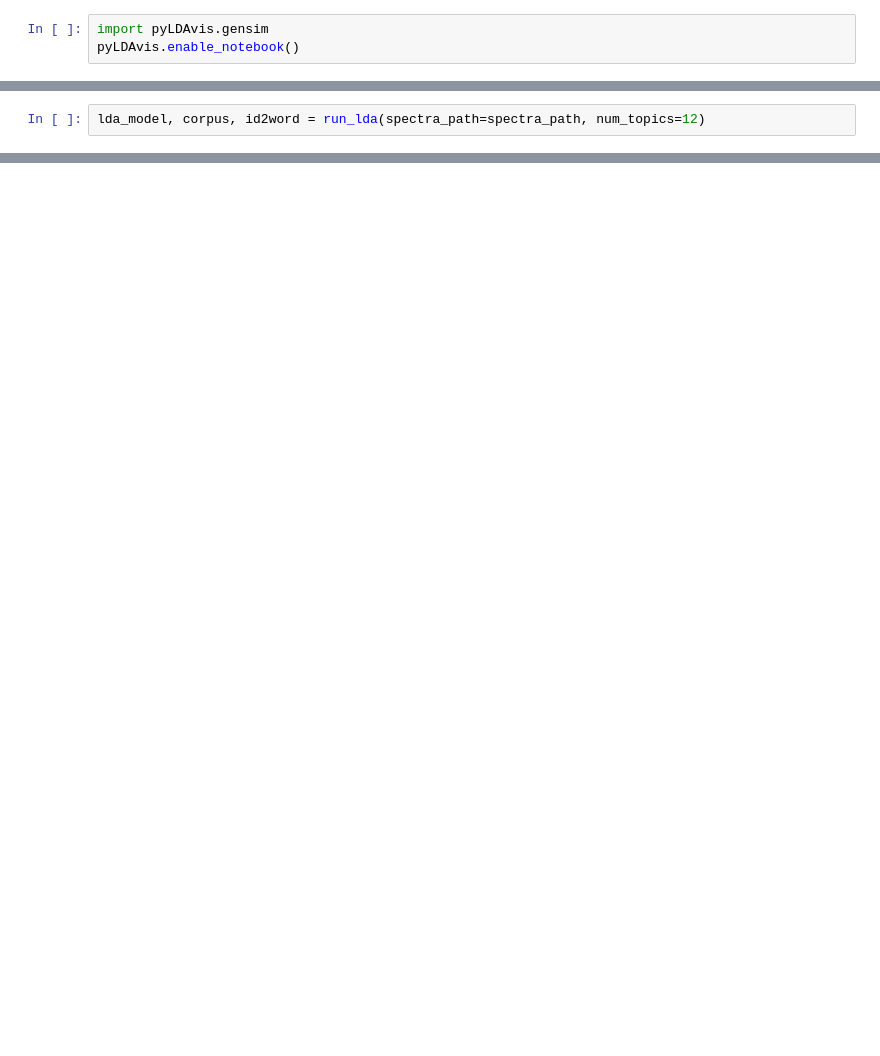
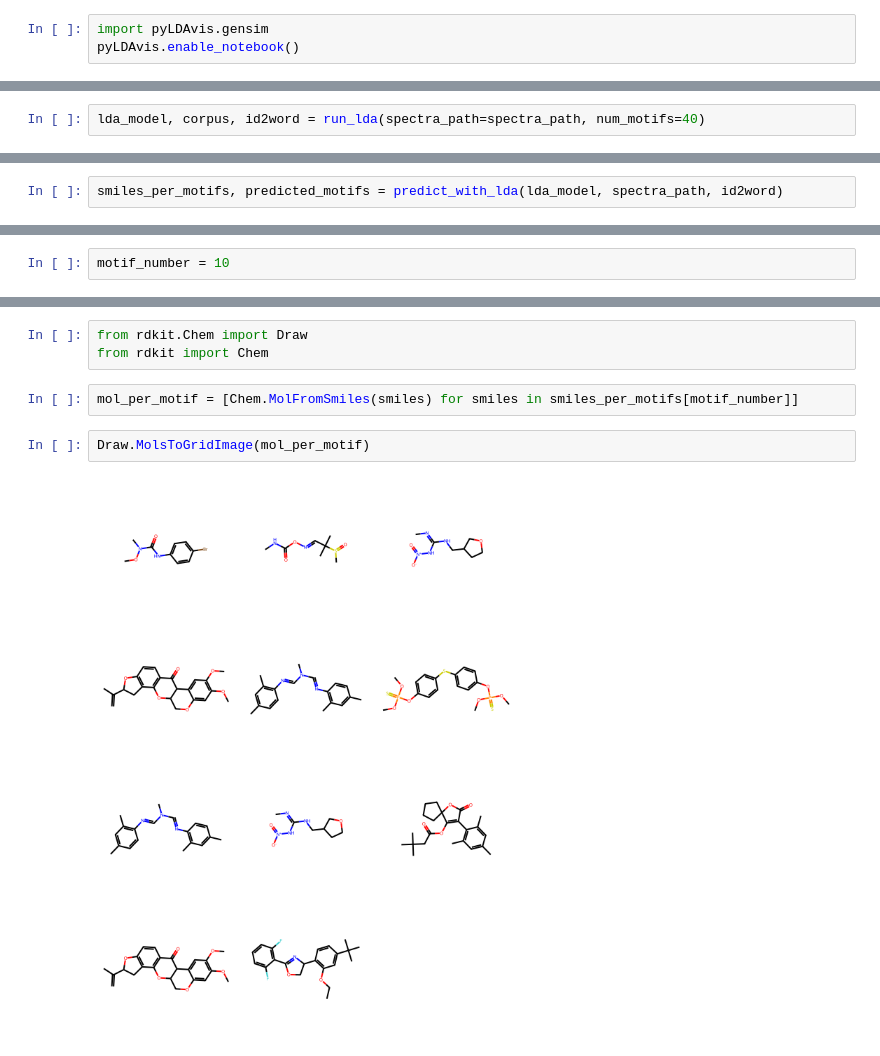
Before and after one commit to j-a-dietrich/MS2LDA_v2, a Jupyter notebook: notebooks/MS2LDA.ipynb, the cells around one changed output, grey strips where cells are left out. Saved outputs shown, nothing was run; the diff lists cells and outputs as text; blank space fills up the shorter version.

```diff
--- a/notebooks/MS2LDA.ipynb
+++ b/notebooks/MS2LDA.ipynb
@@ -11,5 +14,5 @@ spectra_path = r"C:\Users\dietr004\Documents\PhD\computational mass spectrometry
 # %%
-lda_model, corpus, id2word = run_lda(spectra_path=spectra_path, num_topics=12)
+lda_model, corpus, id2word = run_lda(spectra_path=spectra_path, num_motifs=40)
 # %%
 pyLDAvis.gensim.prepare(lda_model, corpus, dictionary=lda_model.id2word)
 # %% [output]
@@ -32,0 +36,2 @@ topic
+# %%
+smiles_per_motifs, predicted_motifs = predict_with_lda(lda_model, spectra_path, id2word)
@@ -32,0 +43,2 @@ topic
+# %%
+motif_number = 10
@@ -32,0 +73,9 @@ topic
+# %%
+from rdkit.Chem import Draw
+from rdkit import Chem
+# %%
+mol_per_motif = [Chem.MolFromSmiles(smiles) for smiles in smiles_per_motifs[motif_number]]
+# %%
+Draw.MolsToGridImage(mol_per_motif)
+# %% [output]
+[figure, added]
```
Also changed, not shown: parts of 7 cells of this notebook, 2 other files.
